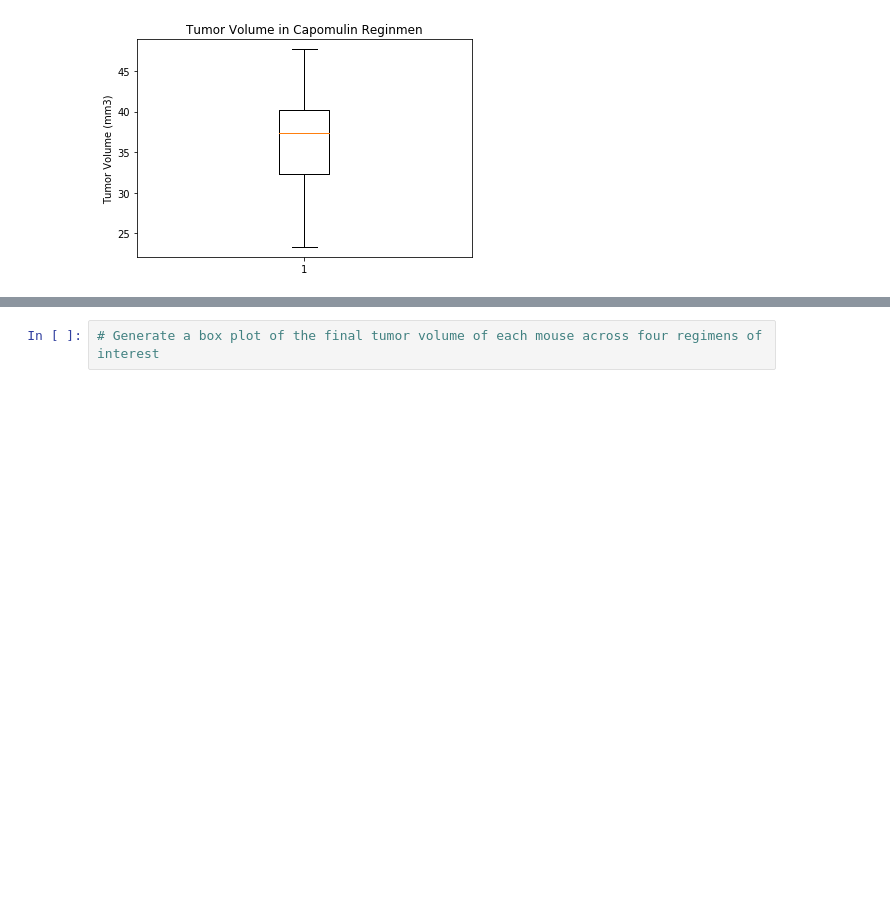
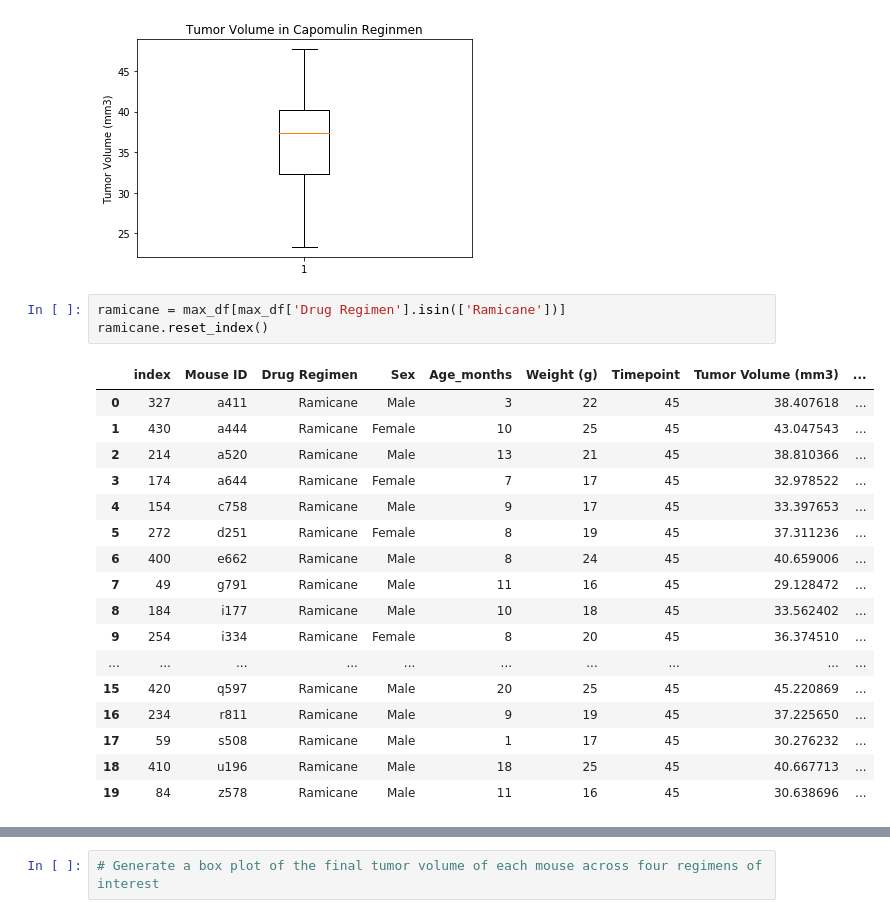
Before and after one commit to TDuong90/Coding_Challenges, a Jupyter notebook: matplotlib-challenge/Pymaceuticals/pymaceuticals_starter.ipynb, the cells around one changed output, grey strips where cells are left out. Cells and saved outputs as stored; diff of their text form; blank space fills up the shorter version.

```diff
--- a/matplotlib-challenge/Pymaceuticals/pymaceuticals_starter.ipynb
+++ b/matplotlib-challenge/Pymaceuticals/pymaceuticals_starter.ipynb
@@ -297,3 +297,24 @@ ax1.boxplot(capomulin_list)
 plt.show()
 # %% [output]
 [figure]
+# %%
+ramicane = max_df[max_df['Drug Regimen'].isin(['Ramicane'])]
+ramicane.reset_index()
+# %% [output]
+|  | index | Mouse ID | Drug Regimen | Sex | Age_months | Weight (g) | Timepoint | Tumor Volume (mm3) | ... |
+| 0 | 327 | a411 | Ramicane | Male | 3 | 22 | 45 | 38.407618 | ... |
+| 1 | 430 | a444 | Ramicane | Female | 10 | 25 | 45 | 43.047543 | ... |
+| 2 | 214 | a520 | Ramicane | Male | 13 | 21 | 45 | 38.810366 | ... |
+| 3 | 174 | a644 | Ramicane | Female | 7 | 17 | 45 | 32.978522 | ... |
+| 4 | 154 | c758 | Ramicane | Male | 9 | 17 | 45 | 33.397653 | ... |
+| 5 | 272 | d251 | Ramicane | Female | 8 | 19 | 45 | 37.311236 | ... |
+| 6 | 400 | e662 | Ramicane | Male | 8 | 24 | 45 | 40.659006 | ... |
+| 7 | 49 | g791 | Ramicane | Male | 11 | 16 | 45 | 29.128472 | ... |
+| 8 | 184 | i177 | Ramicane | Male | 10 | 18 | 45 | 33.562402 | ... |
+| 9 | 254 | i334 | Ramicane | Female | 8 | 20 | 45 | 36.374510 | ... |
+| ... | ... | ... | ... | ... | ... | ... | ... | ... | ... |
+| 15 | 420 | q597 | Ramicane | Male | 20 | 25 | 45 | 45.220869 | ... |
+| 16 | 234 | r811 | Ramicane | Male | 9 | 19 | 45 | 37.225650 | ... |
+| 17 | 59 | s508 | Ramicane | Male | 1 | 17 | 45 | 30.276232 | ... |
+| 18 | 410 | u196 | Ramicane | Male | 18 | 25 | 45 | 40.667713 | ... |
+| 19 | 84 | z578 | Ramicane | Male | 11 | 16 | 45 | 30.638696 | ... |
```
Also changed, not shown: parts of 11 cells of this notebook.
